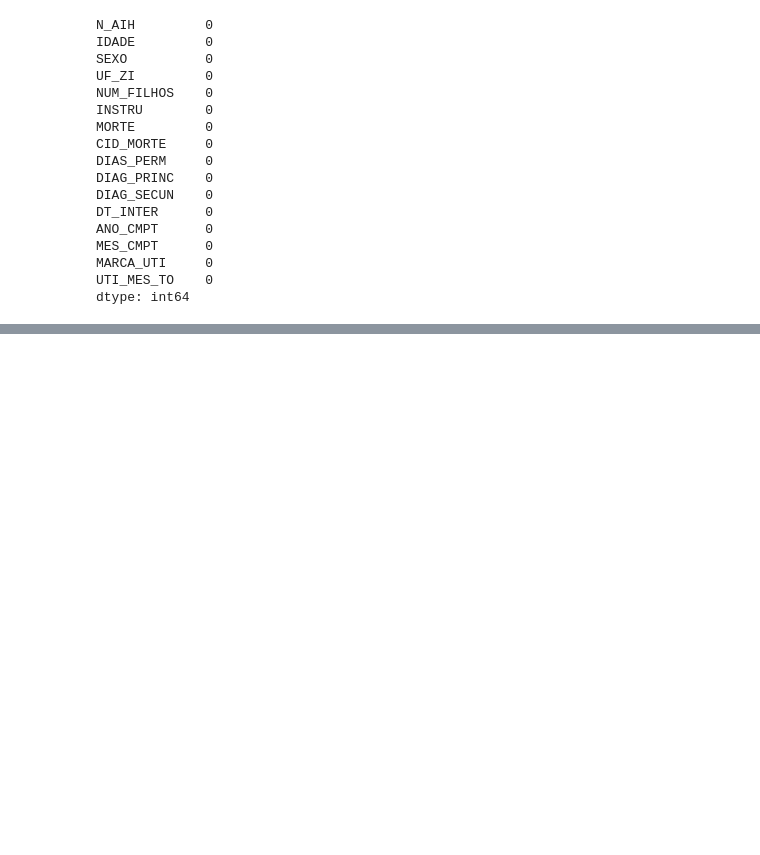
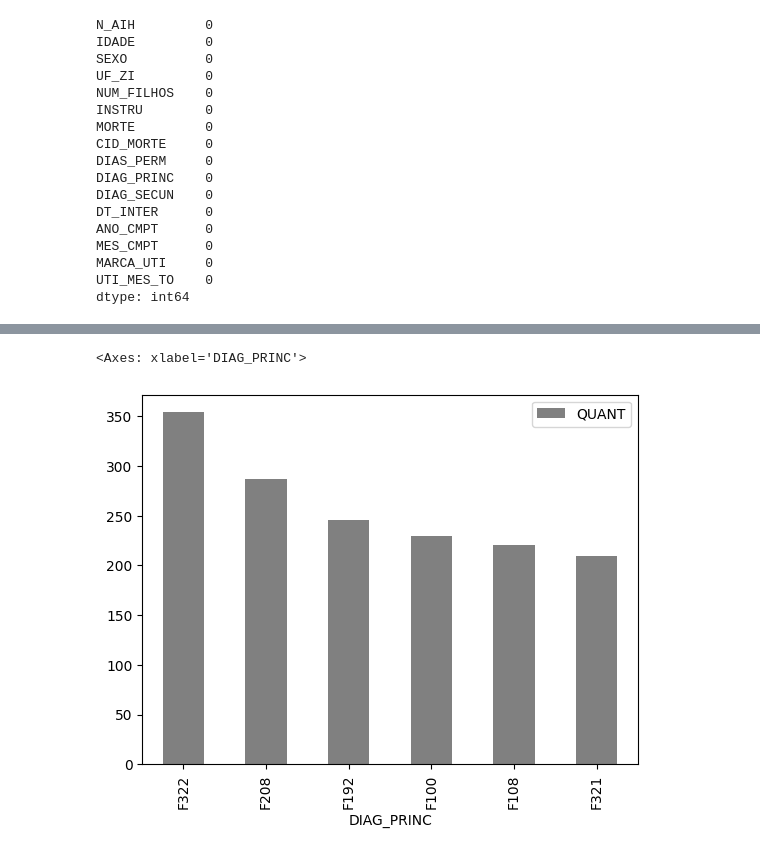
Before and after one commit to pedr0passos/sihsus_teste, a Jupyter notebook: sih_es.ipynb, the cells around one changed output, grey strips where cells are left out. Saved outputs shown, nothing was run; the diff lists cells and outputs as text; code cells hidden in the pictures; blank space fills up the shorter version.

```diff
--- a/sih_es.ipynb
+++ b/sih_es.ipynb
@@ -174,0 +230,5 @@ AttributeError: ignored
+# %%
+gc_entre.plot.bar(color='gray')
+# %% [output]
+<Axes: xlabel='DIAG_PRINC'>
+[figure, added]
```
Also changed, not shown: parts of 10 cells of this notebook.
